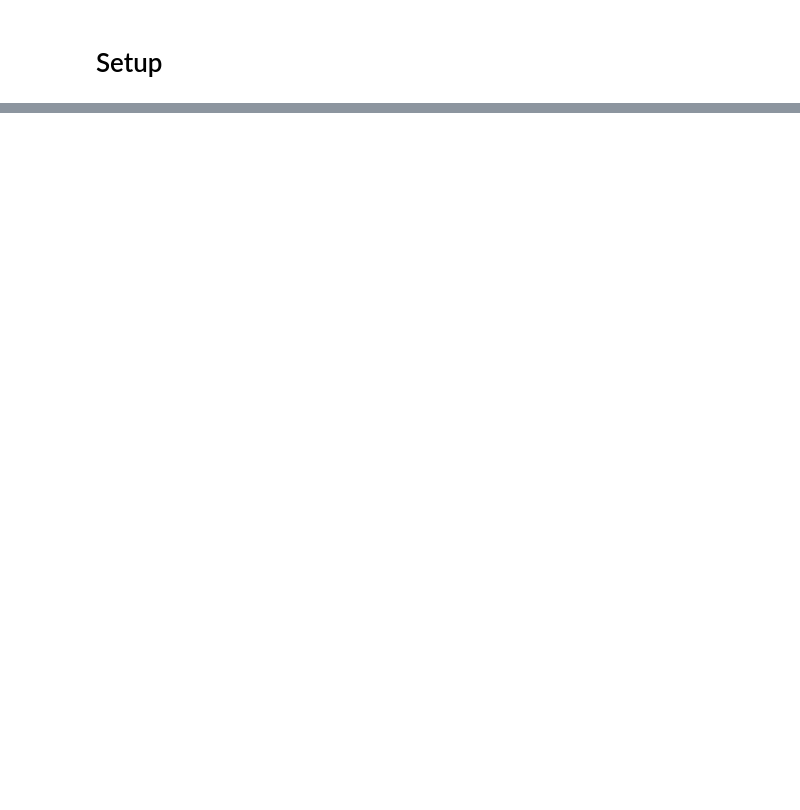
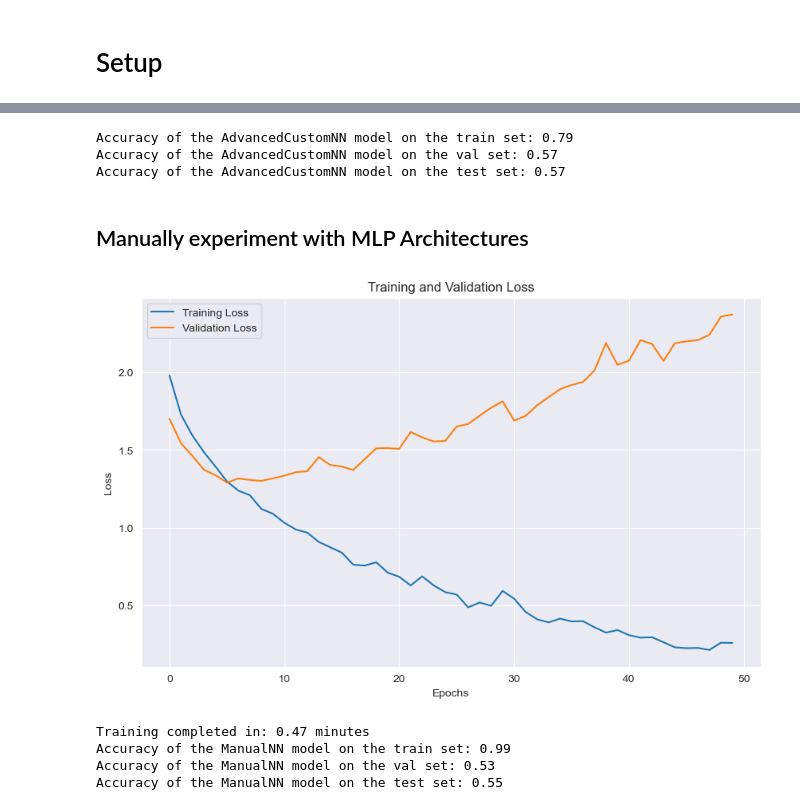
Before and after one commit to tobias-schnabel/sml-practical, a Jupyter notebook: Tobias.ipynb, the cells around one changed output, grey strips where cells are left out. Saved outputs shown, nothing was run; the diff lists cells and outputs as text; code cells hidden in the pictures; blank space fills up the shorter version.

```diff
--- a/Tobias.ipynb
+++ b/Tobias.ipynb
@@ -112,0 +486,2 @@ test_feature_subsets = split_features_by_type(X_test_scaled, feature_structure)
+# %%
+device = torch.device("mps" if torch.backends.mps.is_available() else "cpu")
@@ -112,0 +705,12 @@ test_feature_subsets = split_features_by_type(X_test_scaled, feature_structure)
+# %%
+# Find the best model based on validation accuracy
+best_adv_mlp_info = max(all_advanced_mlps, key=lambda x: x['val_accuracy'])
+best_adv_mlp = best_adv_mlp_info['model']
+
+evaluate_pytorch_model(best_adv_mlp, dataloaders={'train': train_loader, 'val': val_loader, 'test': test_loader}, device=device)
+# %% [output]
+Accuracy of the AdvancedCustomNN model on the train set: 0.79
+Accuracy of the AdvancedCustomNN model on the val set: 0.57
+Accuracy of the AdvancedCustomNN model on the test set: 0.57
+# %% [markdown]
+## Manually experiment with MLP Architectures
@@ -112,0 +774,23 @@ test_feature_subsets = split_features_by_type(X_test_scaled, feature_structure)
+# %%
+class ManualNN(nn.Module):
+    def __init__(self, input_size=518, num_classes=8, dropout_rate=0.3, hidden_units=[256, 128, 64, 32]):
+        super(ManualNN, self).__init__()
+
+        # Define the layers
+        self.dropout = nn.Dropout(p=dropout_rate)
+        self.bn_layers = nn.ModuleList([nn.BatchNorm1d(hidden_units[i]) for i in range(len(hidden_units))])
+
+        self.input_layer = nn.Linear(input_size, hidden_units[0])
+        self.hidden_layers = nn.ModuleList([nn.Linear(hidden_units[i], hidden_units[i+1]) for i in range(len(hidden_units)-1)])
+        self.output_layer = nn.Linear(hidden_units[-1], num_classes)
+
+    def forward(self, x):
+        # Forward pass through each layer
+        x = self.bn_layers[0](self.input_layer(x))
+        x = F.relu(x)
+        for i, layer in enumerate(self.hidden_layers):
+            x = self.bn_layers[i+1](layer(x))
+            x = F.relu(x)
+            x = self.dropout(x)
+        x = self.output_layer(x)
+        return x
@@ -112,0 +848,19 @@ test_feature_subsets = split_features_by_type(X_test_scaled, feature_structure)
+# %%
+# Instantiate
+# NN = ManualNN(hidden_units=[2056] * 4 + [1028] * 4 + [512]*4 + [256]*4 + [128]*4 + [64]*4 + [32,16], dropout_rate=0.4).to(device)
+NN = ManualNN(dropout_rate=0.4).to(device)
+# Define optimizer and loss function
+# optimizer = torch.optim.Adam(NN.parameters(), lr=0.001)
+optimizer = torch.optim.SGD(NN.parameters(), lr=0.01, momentum=0.9)
+criterion = nn.CrossEntropyLoss()
+
+# Train and validate the model
+epochs = 50
+val_accuracy = train_and_validate_with_plot(NN, train_loader, val_loader, device, optimizer, criterion, epochs)
+evaluate_pytorch_model(NN, dataloaders={'train': train_loader, 'val': val_loader, 'test': test_loader}, device=device)
+# %% [output]
+[figure, added]
+Training completed in: 0.47 minutes
+Accuracy of the ManualNN model on the train set: 0.99
+Accuracy of the ManualNN model on the val set: 0.53
+Accuracy of the ManualNN model on the test set: 0.55
```
Also changed, not shown: parts of 31 cells of this notebook, 2 other files.
